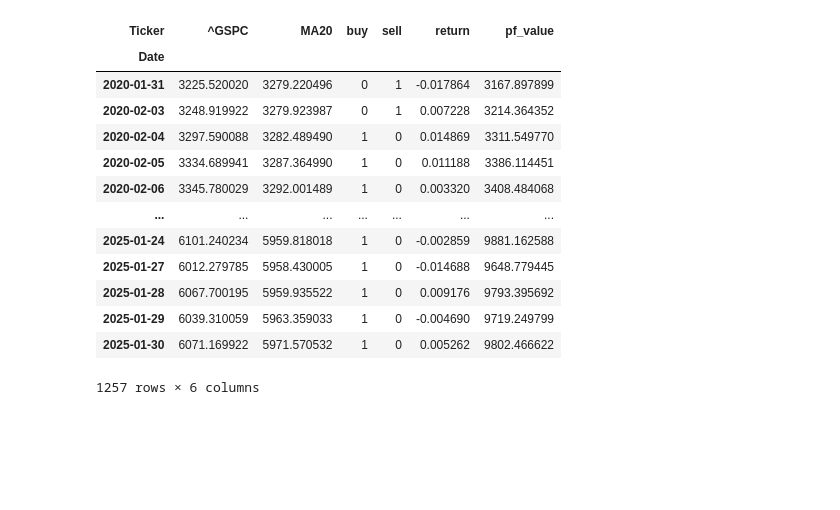
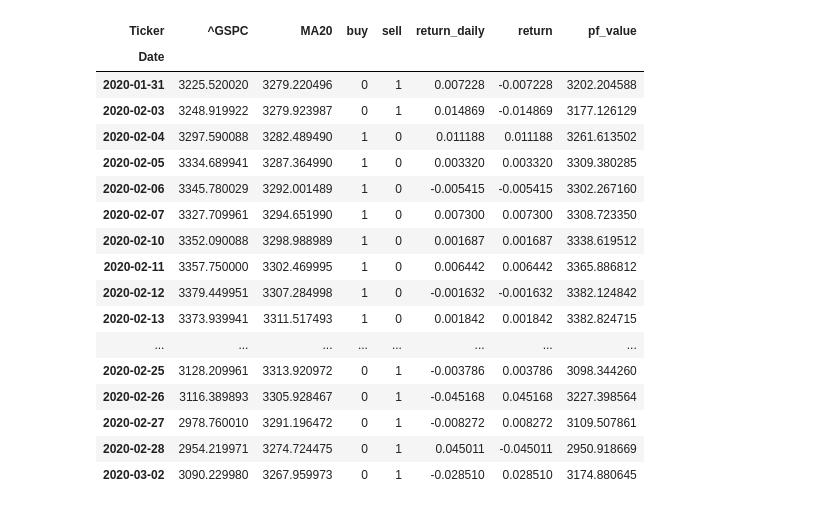
Before and after one commit to amanpoonia/SBeta_preparation, a Jupyter notebook: Backtesting/WF_fundamentals.ipynb, the cells around one changed output. Cells and saved outputs as stored; diff of their text form; code cells hidden in the pictures; blank space fills up the shorter version.

```diff
--- a/Backtesting/WF_fundamentals.ipynb
+++ b/Backtesting/WF_fundamentals.ipynb
@@ -36,8 +36,8 @@ plt.show()
 port_i = 100
 
 #trading, trades at crossover
-price['buy'] = np.where(price['^GSPC'] > price['MA20'], 1, 0)
-price['sell'] = np.where(price['^GSPC'] < price['MA20'], 1, 0)
+price['buy/sell'] = np.where(price['^GSPC'] > price['MA20'], 1, 0)
+#price['sell'] = np.where(price['^GSPC'] < price['MA20'], 1, 0)
 
 print(price.head(21))
 # %% [output]
@@ -70,0 +71,17 @@ Date
+# %%
+price['ret'] = np.log(price['^GSPC'] / price['^GSPC'].shift(1))
+price.dropna(inplace=True)
+price
+
+# Strategy returns are
+# ret_strat(t) = [buy/sell signal(t-1)] * [ret(t)]
+
+price['ret_strat'] = np.where(price['buy/sell'].shift(1) == 1, price['ret'], -price['ret'])
+price['cum_ret_strat'] = price['^GSPC'] * (1 + price['ret_strat'].cumsum())
+print(price.head(41))
+
+#plot
+plt.figure(figsize=(10, 5))
+plt.plot(price['^GSPC'], label='Price')
+plt.plot(price['MA20'], label='MA20')
+plt.plot(price['cum_ret_strat'], label='strategy')
@@ -71,20 +108,26 @@ Date
 # %%
-price['return'] = np.log(price['^GSPC']/price['^GSPC'].shift(1))
+price['return_daily'] = np.log(price['^GSPC'].shift(-1)/price['^GSPC'])
+price['return'] = np.where(price['buy'] == 1, price['return_daily'], 0)
+price['return'] = np.where(price['sell'] == 1, -price['return_daily'], price['return'])
 price.dropna(inplace=True)
 price['pf_value'] = price['^GSPC']*(1+price['return'].cumsum())
-price
+price.head(21)
 # %% [output]
-| Ticker | ^GSPC | MA20 | buy | sell | return | pf_value |
-| Date |  |  |  |  |  |  |
-| 2020-01-31 | 3225.520020 | 3279.220496 | 0 | 1 | -0.017864 | 3167.897899 |
-| 2020-02-03 | 3248.919922 | 3279.923987 | 0 | 1 | 0.007228 | 3214.364352 |
-| 2020-02-04 | 3297.590088 | 3282.489490 | 1 | 0 | 0.014869 | 3311.549770 |
-| 2020-02-05 | 3334.689941 | 3287.364990 | 1 | 0 | 0.011188 | 3386.114451 |
-| 2020-02-06 | 3345.780029 | 3292.001489 | 1 | 0 | 0.003320 | 3408.484068 |
-| ... | ... | ... | ... | ... | ... | ... |
-| 2025-01-24 | 6101.240234 | 5959.818018 | 1 | 0 | -0.002859 | 9881.162588 |
-| 2025-01-27 | 6012.279785 | 5958.430005 | 1 | 0 | -0.014688 | 9648.779445 |
-| 2025-01-28 | 6067.700195 | 5959.935522 | 1 | 0 | 0.009176 | 9793.395692 |
-| 2025-01-29 | 6039.310059 | 5963.359033 | 1 | 0 | -0.004690 | 9719.249799 |
-| 2025-01-30 | 6071.169922 | 5971.570532 | 1 | 0 | 0.005262 | 9802.466622 |
+| Ticker | ^GSPC | MA20 | buy | sell | return_daily | return | pf_value |
+| Date |  |  |  |  |  |  |  |
+| 2020-01-31 | 3225.520020 | 3279.220496 | 0 | 1 | 0.007228 | -0.007228 | 3202.204588 |
+| 2020-02-03 | 3248.919922 | 3279.923987 | 0 | 1 | 0.014869 | -0.014869 | 3177.126129 |
+| 2020-02-04 | 3297.590088 | 3282.489490 | 1 | 0 | 0.011188 | 0.011188 | 3261.613502 |
+| 2020-02-05 | 3334.689941 | 3287.364990 | 1 | 0 | 0.003320 | 0.003320 | 3309.380285 |
+| 2020-02-06 | 3345.780029 | 3292.001489 | 1 | 0 | -0.005415 | -0.005415 | 3302.267160 |
+| 2020-02-07 | 3327.709961 | 3294.651990 | 1 | 0 | 0.007300 | 0.007300 | 3308.723350 |
+| 2020-02-10 | 3352.090088 | 3298.988989 | 1 | 0 | 0.001687 | 0.001687 | 3338.619512 |
+| 2020-02-11 | 3357.750000 | 3302.469995 | 1 | 0 | 0.006442 | 0.006442 | 3365.886812 |
+| 2020-02-12 | 3379.449951 | 3307.284998 | 1 | 0 | -0.001632 | -0.001632 | 3382.124842 |
+| 2020-02-13 | 3373.939941 | 3311.517493 | 1 | 0 | 0.001842 | 0.001842 | 3382.824715 |
+| ... | ... | ... | ... | ... | ... | ... | ... |
+| 2020-02-25 | 3128.209961 | 3313.920972 | 0 | 1 | -0.003786 | 0.003786 | 3098.344260 |
+| 2020-02-26 | 3116.389893 | 3305.928467 | 0 | 1 | -0.045168 | 0.045168 | 3227.398564 |
+| 2020-02-27 | 2978.760010 | 3291.196472 | 0 | 1 | -0.008272 | 0.008272 | 3109.507861 |
+| 2020-02-28 | 2954.219971 | 3274.724475 | 0 | 1 | 0.045011 | -0.045011 | 2950.918669 |
+| 2020-03-02 | 3090.229980 | 3267.959973 | 0 | 1 | -0.028510 | 0.028510 | 3174.880645 |
-1257 rows × 6 columns
```
Also changed, not shown: parts of 5 cells of this notebook.
